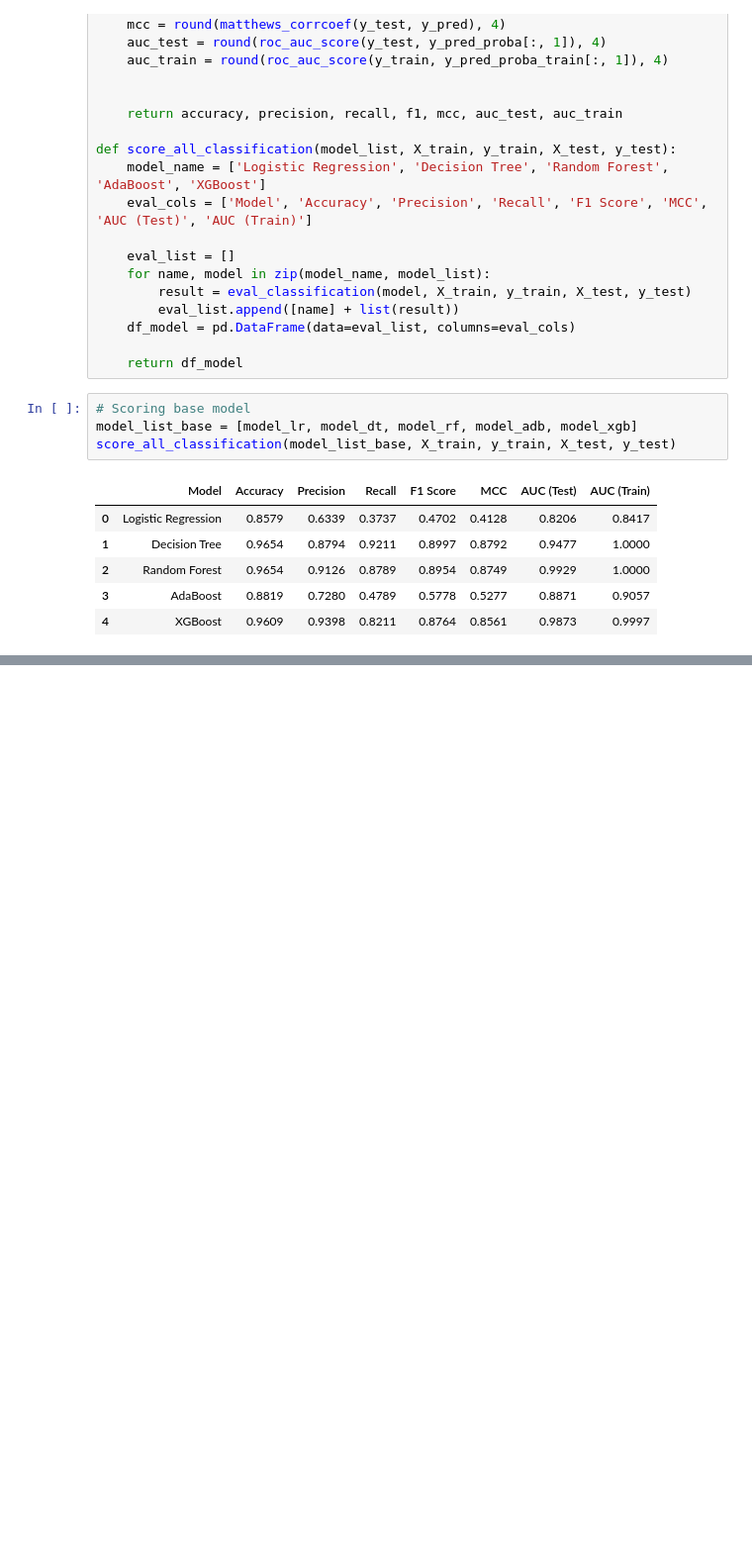
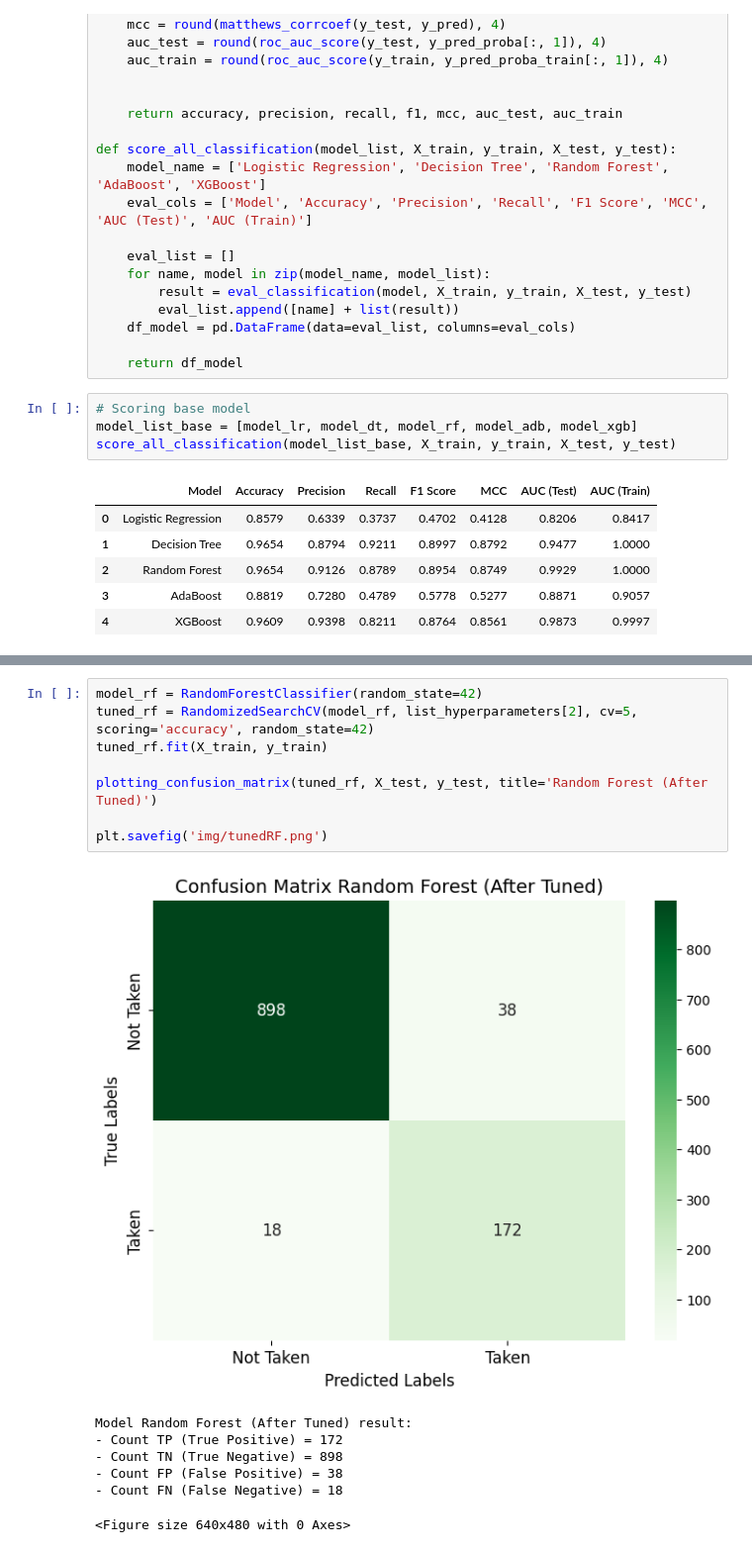
Before and after one commit to RaulSandj/E-Commerce-Churn-Analysis-and-Prediction, a Jupyter notebook: EcommAnalysis.ipynb, the cells around one changed output, grey strips where cells are left out. Shown at 99% size. Saved outputs shown, nothing was run; the diff lists cells and outputs as text; blank space fills up the shorter version.

```diff
--- a/EcommAnalysis.ipynb
+++ b/EcommAnalysis.ipynb
@@ -793,0 +912,16 @@ score_all_classification(model_list_base, X_train, y_train, X_test, y_test)
+# %%
+model_rf = RandomForestClassifier(random_state=42)
+tuned_rf = RandomizedSearchCV(model_rf, list_hyperparameters[2], cv=5, scoring='accuracy', random_state=42)
+tuned_rf.fit(X_train, y_train)
+
+plotting_confusion_matrix(tuned_rf, X_test, y_test, title='Random Forest (After Tuned)')
+
+plt.savefig('img/tunedRF.png')
+# %% [output]
+[figure, added]
+Model Random Forest (After Tuned) result:
+- Count TP (True Positive) = 172
+- Count TN (True Negative) = 898
+- Count FP (False Positive) = 38
+- Count FN (False Negative) = 18
+<Figure size 640x480 with 0 Axes>
```
Also changed, not shown: parts of 17 cells of this notebook.
